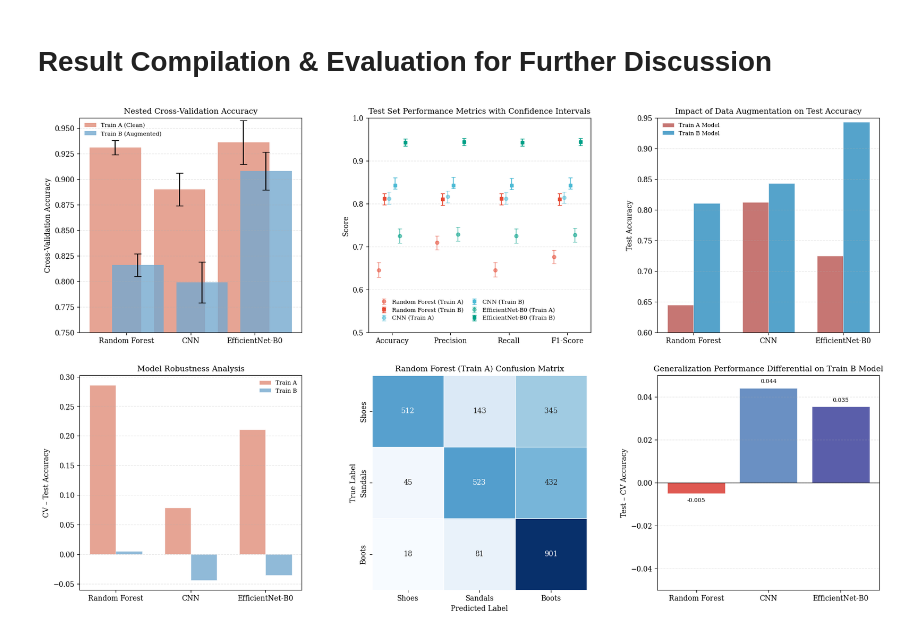
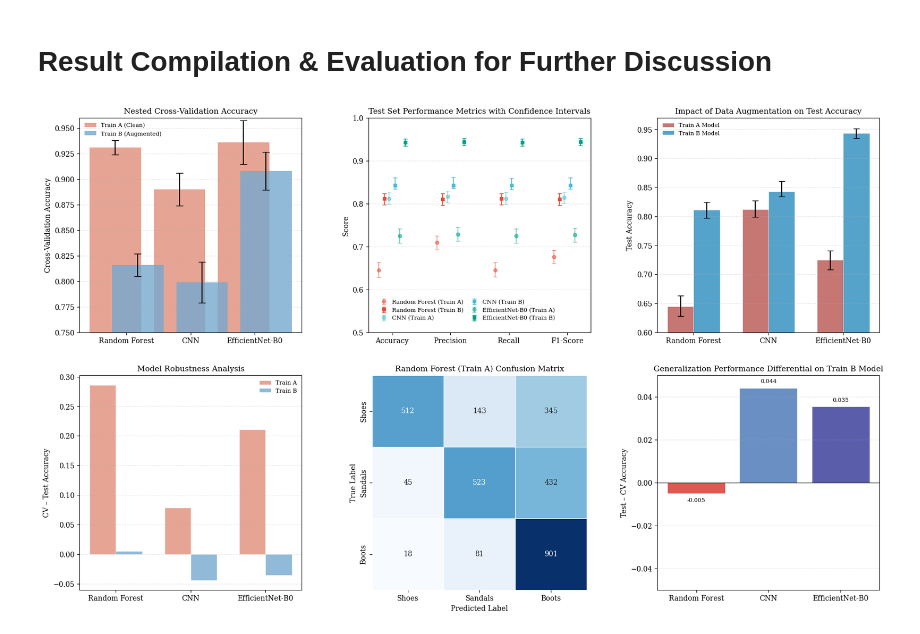
Before and after one commit to skyefung02/COMP90051_A2, a Jupyter notebook: Result_Evaluation.ipynb, the cells around one changed output. Saved outputs shown, nothing was run; the diff lists cells and outputs as text; code cells hidden in the pictures.

```diff
--- a/Result_Evaluation.ipynb
+++ b/Result_Evaluation.ipynb
@@ -158,23 +158,57 @@ ax2.legend(
     handletextpad=0.5
 )
 
-# (C) Test Performance by Training Data Type – Accuracy
+# (C) Test Performance by Training Data Type - Accuracy
 ax3 = fig.add_subplot(gs[0, 2])
+
 trainA_test = [m.test_metrics_A["acc"] for m in models]
 trainB_test = [m.test_metrics_B["acc"] for m in models]
 
-ax3.bar(x - width/2, trainA_test, width, color=train_a_test_color,
-        alpha=0.8, label="Train A Model", edgecolor='white', linewidth=0.5)
-ax3.bar(x + width/2, trainB_test, width, color=train_b_test_color,
-        alpha=0.8, label="Train B Model", edgecolor='white', linewidth=0.5)
+trainA_low = [
+    m.test_metrics_A["acc"] - m.ci_A["acc"][0] for m in models
+]
+trainA_high = [
+    m.ci_A["acc"][1] - m.test_metrics_A["acc"] for m in models
+]
+trainB_low = [
+    m.test_metrics_B["acc"] - m.ci_B["acc"][0] for m in models
+]
+trainB_high = [
+    m.ci_B["acc"][1] - m.test_metrics_B["acc"] for m in models
+]
+
+ax3.bar(
+    x - width/2,
+    trainA_test,
+    width,
+    yerr=[trainA_low, trainA_high],
+    capsize=4,
+    color=train_a_test_color,
+    alpha=0.8,
+    label="Train A Model",
+    edgecolor="white",
+    linewidth=0.5,
+)
+ax3.bar(
+    x + width/2,
+    trainB_test,
+    width,
+    yerr=[trainB_low, trainB_high],
+    capsize=4,
+    color=train_b_test_color,
+    alpha=0.8,
+    label="Train B Model",
+    edgecolor="white",
+    linewidth=0.5,
+)
 
 ax3.set_xticks(x)
 ax3.set_xticklabels(labels)
 ax3.set_ylabel("Test Accuracy")
-ax3.set_ylim(0.6, 0.95)
+ax3.set_ylim(0.6, 0.97)
 ax3.set_title("Impact of Data Augmentation on Test Accuracy")
 ax3.grid(axis="y", alpha=0.3, linestyle="--")
-ax3.legend(frameon=False, loc='upper left')
+ax3.legend(frameon=False, loc="upper left")
 
 # (D) Robustness Gap
 ax4 = fig.add_subplot(gs[1, 0])
@@ -203,31 +237,33 @@ cm_RF_A = np.array([[512, 143, 345],
 classes = ["Shoes", "Sandals", "Boots"]
 
 sns.heatmap(cm_RF_A, annot=True, fmt="d", cmap="Blues",
             cbar=False, square=True, linewidths=0.5,
             xticklabels=classes, yticklabels=classes, ax=ax5)
 ax5.set_xlabel("Predicted Label")
 ax5.set_ylabel("True Label")
 ax5.set_title("Random Forest (Train A) Confusion Matrix")
 
 # (F) Generalization Gap (Train B)
 ax6 = fig.add_subplot(gs[1, 2])
 gap_values = [m.test_metrics_B["acc"] - m.cv_mean_B for m in models]
 
 bars = ax6.bar([m.name for m in models], gap_values,
                color=[m.color for m in models], alpha=0.8,
                edgecolor='white', linewidth=0.5)
 ax6.axhline(0, color="black", lw=1, alpha=0.7)
 ax6.set_ylabel("Test – CV Accuracy")
 ax6.set_title("Generalization Performance Differential on Train B Model")
 ax6.set_xticklabels(labels, rotation=0, ha='center')
 ax6.set_ylim(-0.05, 0.05)
 ax6.grid(axis="y", alpha=0.3, linestyle="--")
 
 for bar, val in zip(bars, gap_values):
     height = bar.get_height()
     label_y = height + 0.002 if height > 0 else height - 0.002
     ax6.text(bar.get_x() + bar.get_width()/2., label_y,
              f'{val:.3f}', ha='center',
              va='bottom' if height > 0 else 'top', fontsize=8)
+
+plt.savefig("plot_report_final.png", bbox_inches="tight", dpi=300)
 # %% [output]
-[figure, old version]
+[figure, new version]
```
